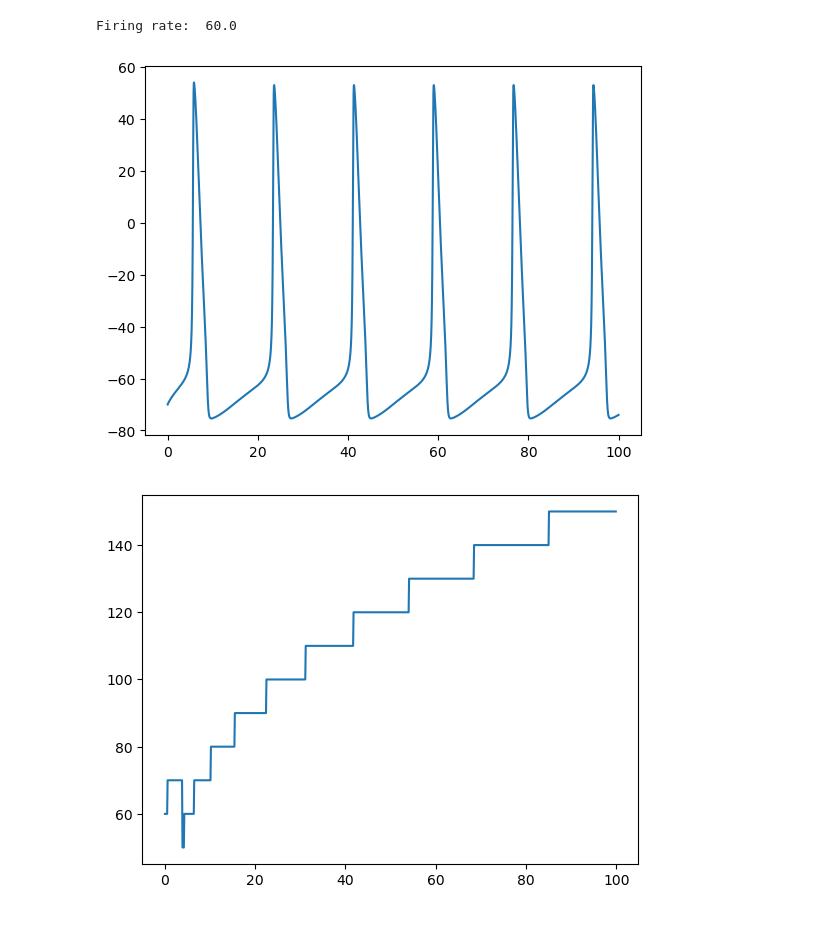
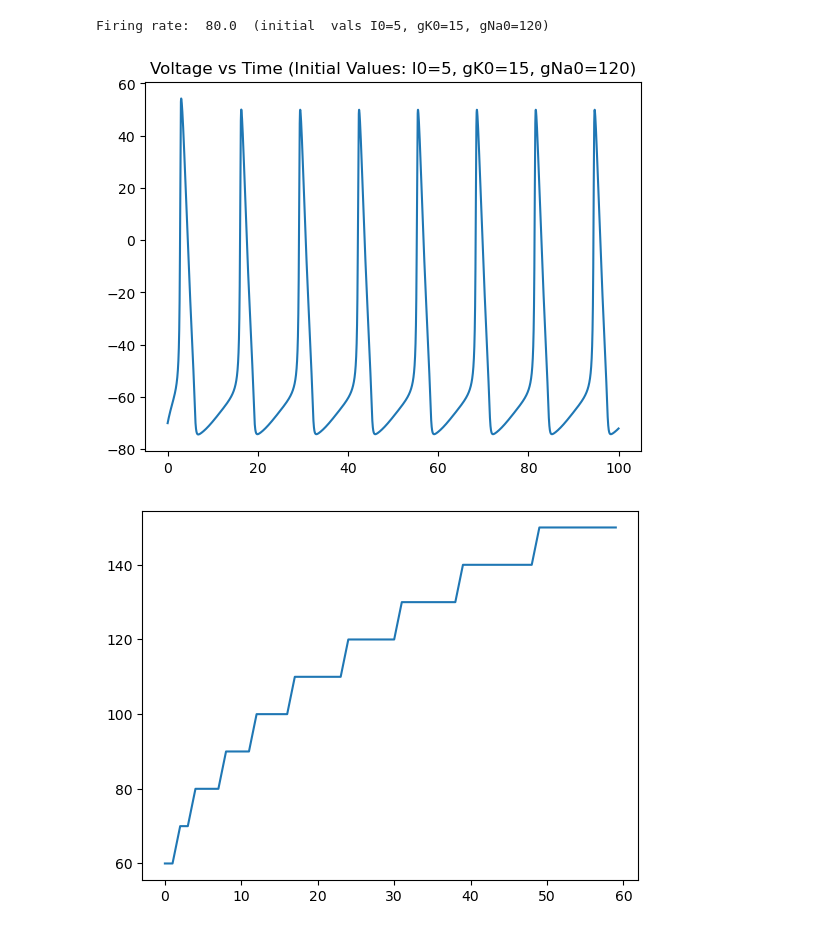
Before and after one commit to brittahn/CASMA665, a Jupyter notebook: Homeworks/AhnB_HW2-HH_CASMA665_F2024.ipynb, the cells around one changed output. Drawn from its saved outputs; the diff is of its cells as text; code cells hidden in the pictures.

```diff
--- a/Homeworks/AhnB_HW2-HH_CASMA665_F2024.ipynb
+++ b/Homeworks/AhnB_HW2-HH_CASMA665_F2024.ipynb
@@ -240,11 +262,6 @@ Number of peaks:  3
 # %%
-# Import libraries
-from scipy.signal import find_peaks
-
-# Define a function which computes the firing rate using HH model.
-
 """
-Define a function HH for the Hodgkin-Huxley equations.
+Define a function to compute the firing rate of a HH model.
 
 Args:
 I0 -- input current
@@ -255,16 +272,16 @@ firing_rate --- firing rate (spikes per second)
 t --- time array (ms)
 V --- voltage array
 """
-# Define an array called HH which takes arguments I0
-def HH_firingrate(I0, T0):
+
+def HH_firingrate(I0, T0, gK0_i, gNa0_i):
 
     # Define biological constants
-    gNa0 = 120   # sodium conductance [mS/cm^2]
-    ENa  = 125;  # equilibrium or Nernst potential for sodium [mV]
-    gK0  = 15;   # potassium conductance [mS/cm^2]
-    EK   = -12;  # equilibrium or Nernst potential for potassium [mV]
-    gL0  = 0.3;  # leak conductance [mS/cm^2]
-    EL   = 10.6; # equilibrium or Nernst potential for leak [mV]
+    gNa0 = gNa0_i   # sodium conductance [mS/cm^2]
+    ENa  = 125;     # equilibrium or Nernst potential for sodium [mV]
+    gK0  = gK0_i;   # potassium conductance [mS/cm^2]
+    EK   = -12;     # equilibrium or Nernst potential for potassium [mV]
+    gL0  = 0.3;     # leak conductance [mS/cm^2]
+    EL   = 10.6;    # equilibrium or Nernst potential for leak [mV]
 
     # Define a maximum duration of the simulation in milliseconds
     dt = 0.01;   # time step
@@ -284,58 +301,78 @@ def HH_firingrate(I0, T0):
     n[0]=0.34
 
     # Apply a numerical method (forward Euler) to compute the next value in the arrays for:
     for i in range(0,T-1):
 
         # Voltage
         V[i+1] = V[i] + dt*(gNa0*m[i]**3*h[i]*(ENa-(V[i]+65)) + gK0*n[i]**4*(EK-(V[i]+65)) + gL0*(EL-(V[i]+65)) + I0);
 
         # Sodium activation
         m[i+1] = m[i] + dt*(alphaM(V[i])*(1-m[i]) - betaM(V[i])*m[i]);
 
         # Sodium inactivation
         h[i+1] = h[i] + dt*(alphaH(V[i])*(1-h[i]) - betaH(V[i])*h[i]);
 
         # Potassium activation
         n[i+1] = n[i] + dt*(alphaN(V[i])*(1-n[i]) - betaN(V[i])*n[i]);
 
     # Create voltage array (list of voltages)
     voltages=[]
     for i in range(V.size):
         voltages.append(V[i][0])
 
-    # Compute firing rate
-    spike_count = find_peaks(voltages)[0].size
-    firing_rate = spike_count/.1
+
+    ###############################
+
+    # Compute the firing rate
+
+    # initialize spike count at 0
+    spike_count=0
+
+    # find_peaks(voltages)[0] gives the indices in which there are peaks in the voltage array
+    # find_peaks(voltages)[0].size gives the number of peaks in the voltage array
+    for i in find_peaks(voltages)[0]:  # for each index in which there is a peak in the voltage array,
+        if voltages[i] >= 0:           # if the peak is a positive voltage, then this is a spike
+            spike_count+=1             # increase spike count by 1.
+
+    firing_rate = spike_count/.1  # spikes/second
 
     return firing_rate,t,V
 
-# Call function
-firing_rate,t,V = HH_firingrate(0,100)
 
-print("Firing rate: ", firing_rate)
+
+#################
+# Call function HH_firingrate
+
+# frate_i represents the firing rate for iniital input values: gK0=15, gNa0=120, I0=5, T0=100
+# t_i represents time array for iniital input values: gK0=15, gNa0=120, I0=5, T0=100
+# V_i represents voltage array for for iniital input values: gK0=15, gNa0=120, I0=5, T0=100
+frate_i,t_i,V_i = HH_firingrate(5,100,15,120)
+
+print("Firing rate: ", frate_i, " (initial  vals I0=5, gK0=15, gNa0=120)")
 
 plt.figure()
-plt.plot(t,V)
+plt.title("Voltage vs Time (Initial Values: I0=5, gK0=15, gNa0=120)")
+plt.plot(t_i,V_i)
 plt.show()
 # %% [output]
-Firing rate:  60.0
+Firing rate:  80.0  (initial  vals I0=5, gK0=15, gNa0=120)
-[figure, old version]
+[figure, new version]
 # %%
 # Initialize arrays of currents, firing rates
 arr_I = []
-arr_rates = []
-T0=100
+arr_frates = []
+T0 = 100
 
-for i in range(0,100):  # 0 to 99
-    arr_I.append(i*1)
+for i in range(0,60):  # 0 to 99
+    arr_I.append(i)
 
 # Recursively call the HH_firingrate(I0,T0) function.
 for i in arr_I:
-    arr_rates.append(HH_firingrate(i,T0)[0])
-    # print(arr_rates)
+    arr_frates.append(HH_firingrate(i,T0,15,120)[0])
+    # print(arr_frates)
 
 plt.figure()
-plt.plot(arr_I, arr_rates)
+plt.plot(arr_I, arr_frates)
 plt.show()
 # %% [output]
-[figure, old version]
+[figure, new version]
```
Also changed, not shown: parts of 19 cells of this notebook.
